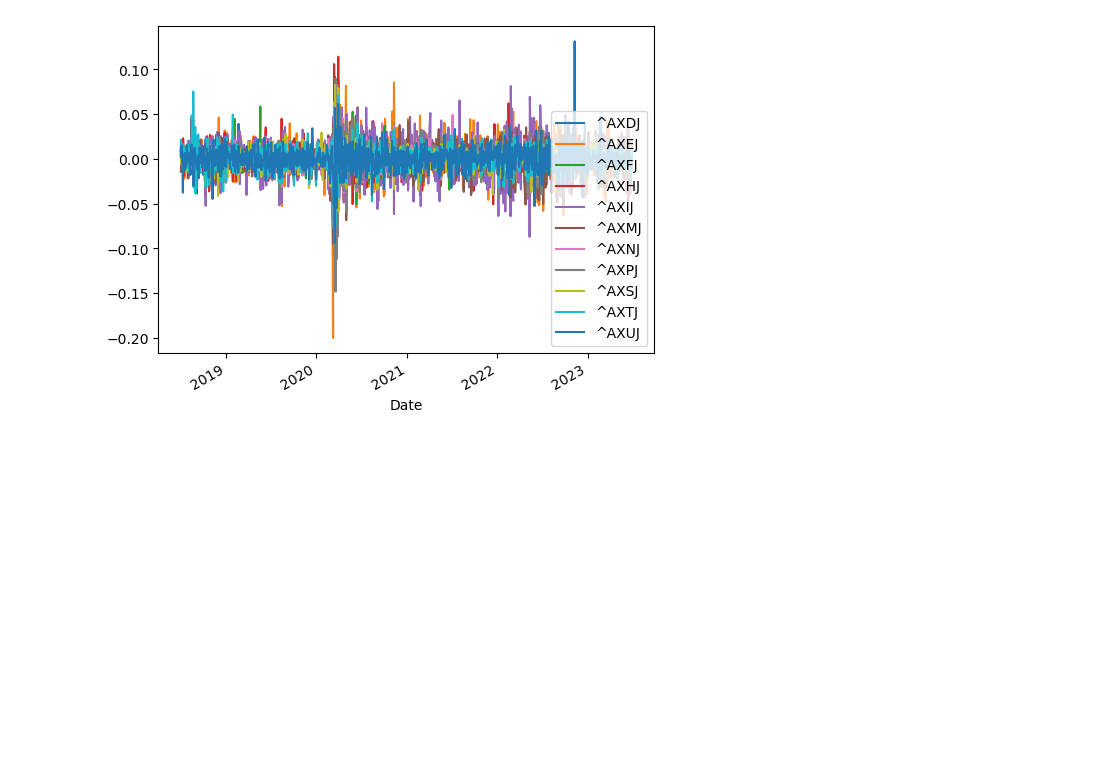
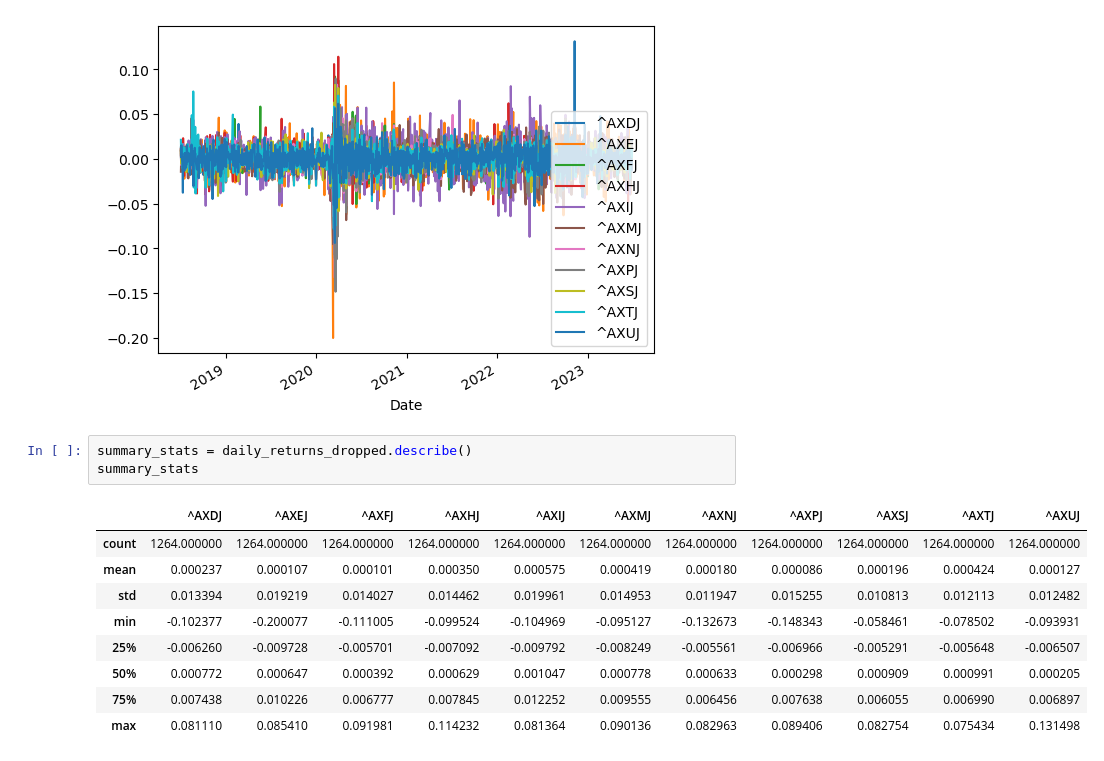
Before and after one commit to DGLewiss/Repo-Practice, a Jupyter notebook: yfinance.ipynb, the cells around one changed output. Cells and saved outputs as stored; diff of their text form; blank space fills up the shorter version.

```diff
--- a/yfinance.ipynb
+++ b/yfinance.ipynb
@@ -95,3 +98,16 @@ daily_returns_dropped.plot()
 # %% [output]
 <Axes: xlabel='Date'>
 [figure]
+# %%
+summary_stats = daily_returns_dropped.describe()
+summary_stats
+# %% [output]
+|  | ^AXDJ | ^AXEJ | ^AXFJ | ^AXHJ | ^AXIJ | ^AXMJ | ^AXNJ | ^AXPJ | ^AXSJ | ^AXTJ | ^AXUJ |
+| count | 1264.000000 | 1264.000000 | 1264.000000 | 1264.000000 | 1264.000000 | 1264.000000 | 1264.000000 | 1264.000000 | 1264.000000 | 1264.000000 | 1264.000000 |
+| mean | 0.000237 | 0.000107 | 0.000101 | 0.000350 | 0.000575 | 0.000419 | 0.000180 | 0.000086 | 0.000196 | 0.000424 | 0.000127 |
+| std | 0.013394 | 0.019219 | 0.014027 | 0.014462 | 0.019961 | 0.014953 | 0.011947 | 0.015255 | 0.010813 | 0.012113 | 0.012482 |
+| min | -0.102377 | -0.200077 | -0.111005 | -0.099524 | -0.104969 | -0.095127 | -0.132673 | -0.148343 | -0.058461 | -0.078502 | -0.093931 |
+| 25% | -0.006260 | -0.009728 | -0.005701 | -0.007092 | -0.009792 | -0.008249 | -0.005561 | -0.006966 | -0.005291 | -0.005648 | -0.006507 |
+| 50% | 0.000772 | 0.000647 | 0.000392 | 0.000629 | 0.001047 | 0.000778 | 0.000633 | 0.000298 | 0.000909 | 0.000991 | 0.000205 |
+| 75% | 0.007438 | 0.010226 | 0.006777 | 0.007845 | 0.012252 | 0.009555 | 0.006456 | 0.007638 | 0.006055 | 0.006990 | 0.006897 |
+| max | 0.081110 | 0.085410 | 0.091981 | 0.114232 | 0.081364 | 0.090136 | 0.082963 | 0.089406 | 0.082754 | 0.075434 | 0.131498 |
```
Also changed, not shown: parts of 5 cells of this notebook.
